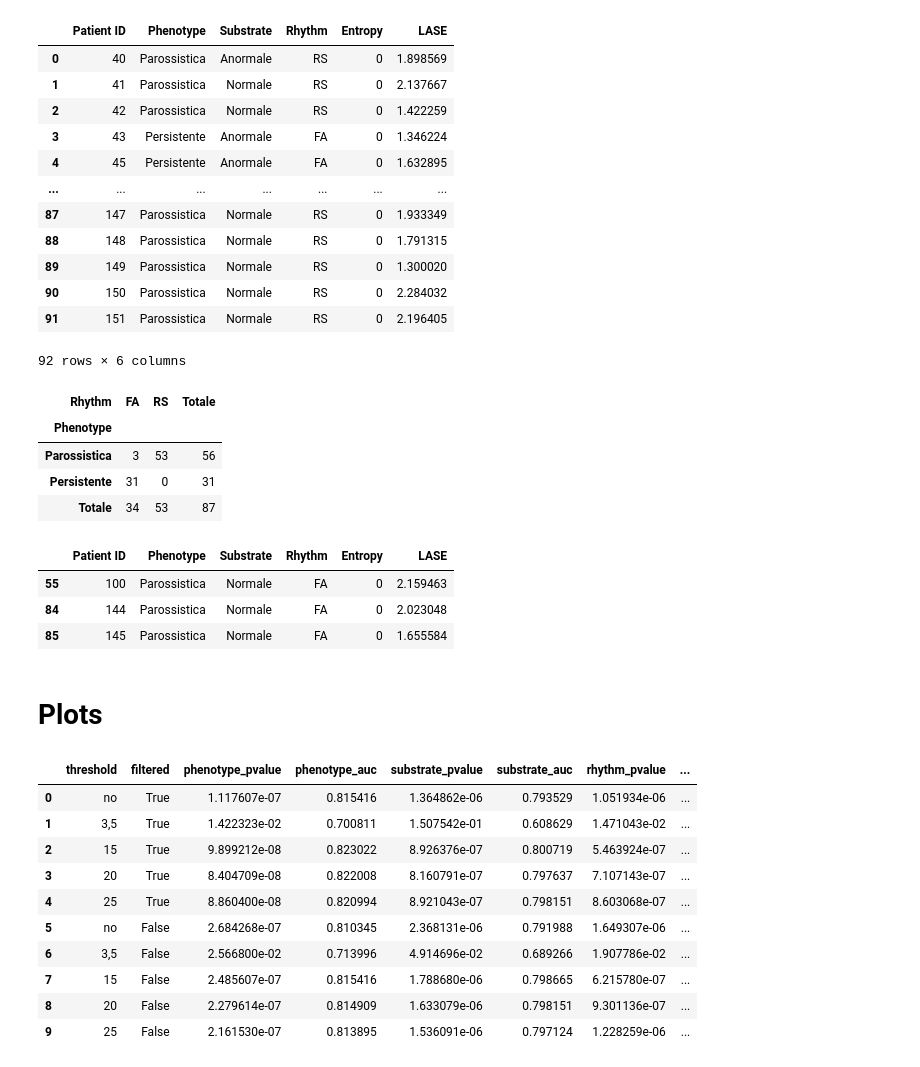
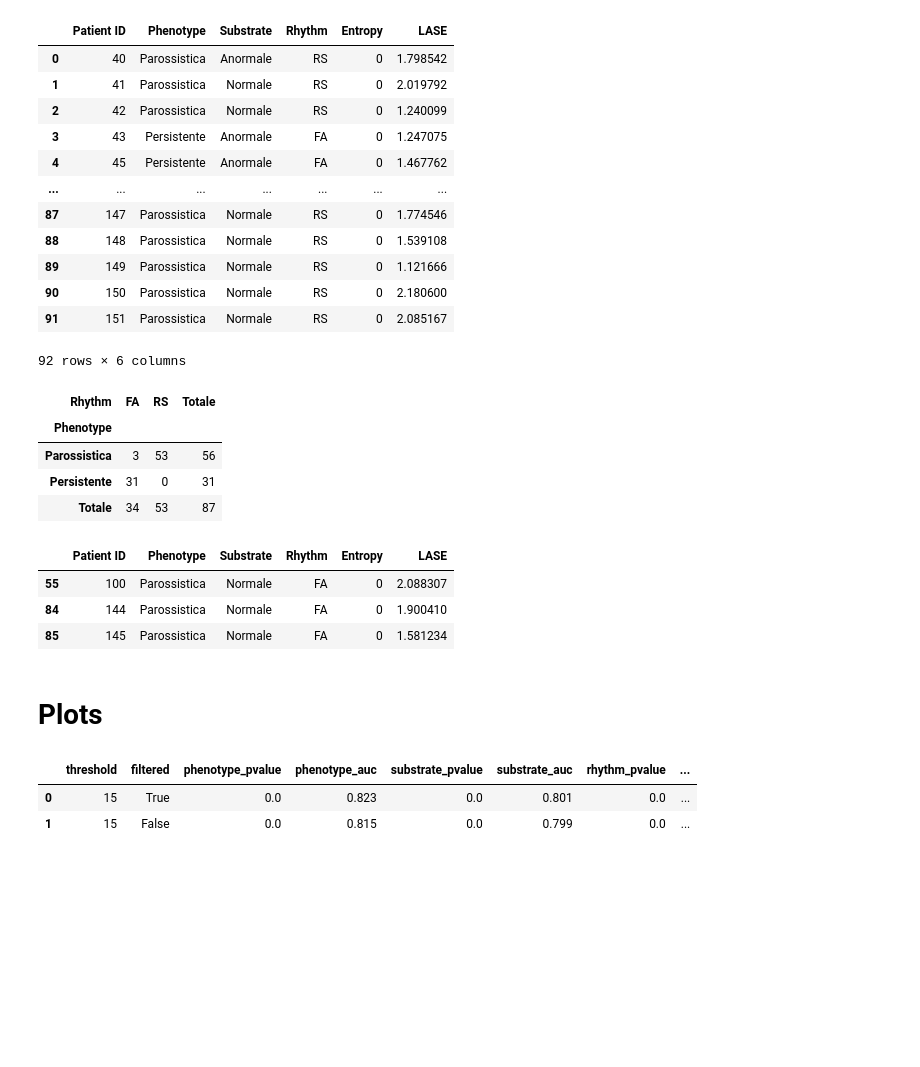
Before and after one commit to FilippoUslenghi/LA_entropy, a Jupyter notebook: results/results.ipynb, the cells around one changed output. Drawn from its saved outputs; the diff is of its cells as text; code cells hidden in the pictures; blank space fills up the shorter version.

Commit message:
updated results and fixed experiments

```diff
--- a/results/results.ipynb
+++ b/results/results.ipynb
@@ -17,7 +17,7 @@ ods = (
     .astype({"Patient ID": int})
 )
 csv = (
-    pd.read_csv("thrs_<20_no_filt/lase.csv", sep=",")
+    pd.read_csv("thrs_<15_filt/lase.csv", sep=",")
     .dropna(axis=0, how="any")
     .astype({"Patient ID": int})
 )
@@ -92,17 +92,17 @@ merged_df["Rhythm"] = merged_df["Rhythm"].map(rhythm_mapping)
 merged_df
 # %% [output]
 |  | Patient ID | Phenotype | Substrate | Rhythm | Entropy | LASE |
-| 0 | 40 | Parossistica | Anormale | RS | 0 | 1.898569 |
-| 1 | 41 | Parossistica | Normale | RS | 0 | 2.137667 |
-| 2 | 42 | Parossistica | Normale | RS | 0 | 1.422259 |
-| 3 | 43 | Persistente | Anormale | FA | 0 | 1.346224 |
-| 4 | 45 | Persistente | Anormale | FA | 0 | 1.632895 |
+| 0 | 40 | Parossistica | Anormale | RS | 0 | 1.798542 |
+| 1 | 41 | Parossistica | Normale | RS | 0 | 2.019792 |
+| 2 | 42 | Parossistica | Normale | RS | 0 | 1.240099 |
+| 3 | 43 | Persistente | Anormale | FA | 0 | 1.247075 |
+| 4 | 45 | Persistente | Anormale | FA | 0 | 1.467762 |
 | ... | ... | ... | ... | ... | ... | ... |
-| 87 | 147 | Parossistica | Normale | RS | 0 | 1.933349 |
-| 88 | 148 | Parossistica | Normale | RS | 0 | 1.791315 |
-| 89 | 149 | Parossistica | Normale | RS | 0 | 1.300020 |
-| 90 | 150 | Parossistica | Normale | RS | 0 | 2.284032 |
-| 91 | 151 | Parossistica | Normale | RS | 0 | 2.196405 |
+| 87 | 147 | Parossistica | Normale | RS | 0 | 1.774546 |
+| 88 | 148 | Parossistica | Normale | RS | 0 | 1.539108 |
+| 89 | 149 | Parossistica | Normale | RS | 0 | 1.121666 |
+| 90 | 150 | Parossistica | Normale | RS | 0 | 2.180600 |
+| 91 | 151 | Parossistica | Normale | RS | 0 | 2.085167 |
 92 rows × 6 columns
 # %%
 x = merged_df.loc[:, ["Phenotype"]]
@@ -132,9 +132,9 @@ merged_df[
 ]
 # %% [output]
 |  | Patient ID | Phenotype | Substrate | Rhythm | Entropy | LASE |
-| 55 | 100 | Parossistica | Normale | FA | 0 | 2.159463 |
-| 84 | 144 | Parossistica | Normale | FA | 0 | 2.023048 |
-| 85 | 145 | Parossistica | Normale | FA | 0 | 1.655584 |
+| 55 | 100 | Parossistica | Normale | FA | 0 | 2.088307 |
+| 84 | 144 | Parossistica | Normale | FA | 0 | 1.900410 |
+| 85 | 145 | Parossistica | Normale | FA | 0 | 1.581234 |
 # %% [markdown]
 # Plots
 # %%
@@ -144,9 +144,18 @@ import matplotlib.pyplot as plt
 
 
 filtered = [True, False]
-threshold = ["no", "3,5", "15", "20", "25"]
+threshold = ["15"]
 
-data = {"threshold": [], "filtered": [], "phenotype_pvalue": [], "phenotype_auc": [], "substrate_pvalue": [], "substrate_auc": [], "rhythm_pvalue": [], "rhythm_auc": [],}
+data = {
+    "threshold": [],
+    "filtered": [],
+    "phenotype_pvalue": [],
+    "phenotype_auc": [],
+    "substrate_pvalue": [],
+    "substrate_auc": [],
+    "rhythm_pvalue": [],
+    "rhythm_auc": [],
+}
 
 for f in filtered:
     for t in threshold:
@@ -178,7 +187,6 @@ for f in filtered:
         df["Phenotype"] = df["Phenotype"].map(phenotype_mapping)
         df["Substrate"] = df["Substrate"].map(substrate_mapping)
         df["Rhythm"] = df["Rhythm"].map(rhythm_mapping)
-
 
         paroxysmal_lase = df[df["Phenotype"] == "Parossistica"]["LASE"]
         persistent_lase = df[df["Phenotype"] == "Persistente"]["LASE"]
@@ -228,7 +236,6 @@ for f in filtered:
         if rhythm_auc < 0.5:
             rhythm_auc = 1 - rhythm_auc
 
-
         # Create boxplots
         plt.ioff()
         plt.figure(figsize=(10, 6))
@@ -239,7 +246,9 @@ for f in filtered:
             ],
             tick_labels=["Paroxysmal", "Persistent"],
         )
-        plt.title(f"Threshold: {t} mV, Filtered: {f}; p-value: {phenoype_p_value:.3f} AUC: {phenotype_auc:.3f}")
+        plt.title(
+            f"Threshold: {t} mV, Filtered: {f}; p-value: {phenoype_p_value:.3f} AUC: {phenotype_auc:.3f}"
+        )
         plt.ylabel("LASE")
         plt.xlabel("Phenotype")
         plt.grid()
@@ -254,7 +263,9 @@ for f in filtered:
             ],
             tick_labels=["Abnormal", "Normal"],
         )
-        plt.title(f"Threshold: {t} mV, Filtered: {f}; p-value: {substrate_p_value:.3f} AUC: {substrate_auc:.3f}")
+        plt.title(
+            f"Threshold: {t} mV, Filtered: {f}; p-value: {substrate_p_value:.3f} AUC: {substrate_auc:.3f}"
+        )
         plt.ylabel("LASE")
         plt.xlabel("Substrate")
         plt.grid()
@@ -263,43 +274,36 @@ for f in filtered:
 
         plt.figure(figsize=(10, 6))
         plt.boxplot(
             [
                 df[df["Rhythm"] == "RS"]["LASE"],
                 df[df["Rhythm"] == "FA"]["LASE"],
             ],
             tick_labels=["RS", "FA"],
         )
-        plt.title(f"Threshold: {t} mV, Filtered: {f}; p-value: {rhythm_p_value:.3f} AUC: {rhythm_auc:.3f}")
+        plt.title(
+            f"Threshold: {t} mV, Filtered: {f}; p-value: {rhythm_p_value:.3f} AUC: {rhythm_auc:.3f}"
+        )
         plt.ylabel("LASE")
         plt.xlabel("Rhythm")
         plt.grid()
         plt.savefig(dir_name + "/rhythm_boxplot.png", dpi=300, bbox_inches="tight")
         plt.close()
-
 
         # Append results to the data dictionary
         data["threshold"].append(t)
         data["filtered"].append(f)
         data["phenotype_pvalue"].append(phenoype_p_value)
         data["phenotype_auc"].append(phenotype_auc)
         data["substrate_pvalue"].append(substrate_p_value)
         data["substrate_auc"].append(substrate_auc)
         data["rhythm_pvalue"].append(rhythm_p_value)
         data["rhythm_auc"].append(rhythm_auc)
 
 # Create a DataFrame from the data dictionary
-results_df = pd.DataFrame(data)
+results_df = pd.DataFrame(data).round(3)
 results_df.to_csv("results.csv", index=False)
 results_df
 # %% [output]
 |  | threshold | filtered | phenotype_pvalue | phenotype_auc | substrate_pvalue | substrate_auc | rhythm_pvalue | ... |
-| 0 | no | True | 1.117607e-07 | 0.815416 | 1.364862e-06 | 0.793529 | 1.051934e-06 | ... |
-| 1 | 3,5 | True | 1.422323e-02 | 0.700811 | 1.507542e-01 | 0.608629 | 1.471043e-02 | ... |
-| 2 | 15 | True | 9.899212e-08 | 0.823022 | 8.926376e-07 | 0.800719 | 5.463924e-07 | ... |
-| 3 | 20 | True | 8.404709e-08 | 0.822008 | 8.160791e-07 | 0.797637 | 7.107143e-07 | ... |
-| 4 | 25 | True | 8.860400e-08 | 0.820994 | 8.921043e-07 | 0.798151 | 8.603068e-07 | ... |
-| 5 | no | False | 2.684268e-07 | 0.810345 | 2.368131e-06 | 0.791988 | 1.649307e-06 | ... |
-| 6 | 3,5 | False | 2.566800e-02 | 0.713996 | 4.914696e-02 | 0.689266 | 1.907786e-02 | ... |
-| 7 | 15 | False | 2.485607e-07 | 0.815416 | 1.788680e-06 | 0.798665 | 6.215780e-07 | ... |
-| 8 | 20 | False | 2.279614e-07 | 0.814909 | 1.633079e-06 | 0.798151 | 9.301136e-07 | ... |
-| 9 | 25 | False | 2.161530e-07 | 0.813895 | 1.536091e-06 | 0.797124 | 1.228259e-06 | ... |
+| 0 | 15 | True | 0.0 | 0.823 | 0.0 | 0.801 | 0.0 | ... |
+| 1 | 15 | False | 0.0 | 0.815 | 0.0 | 0.799 | 0.0 | ... |
```
Also changed, not shown: parts of 1 cell of this notebook, 35 other files.
